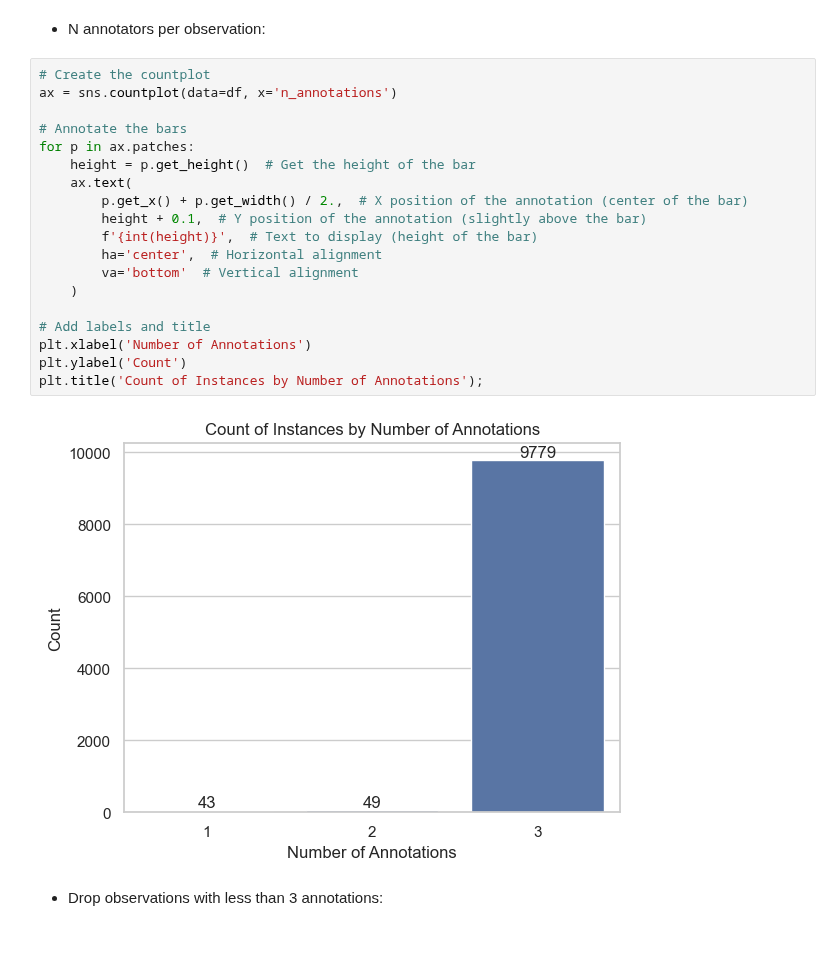
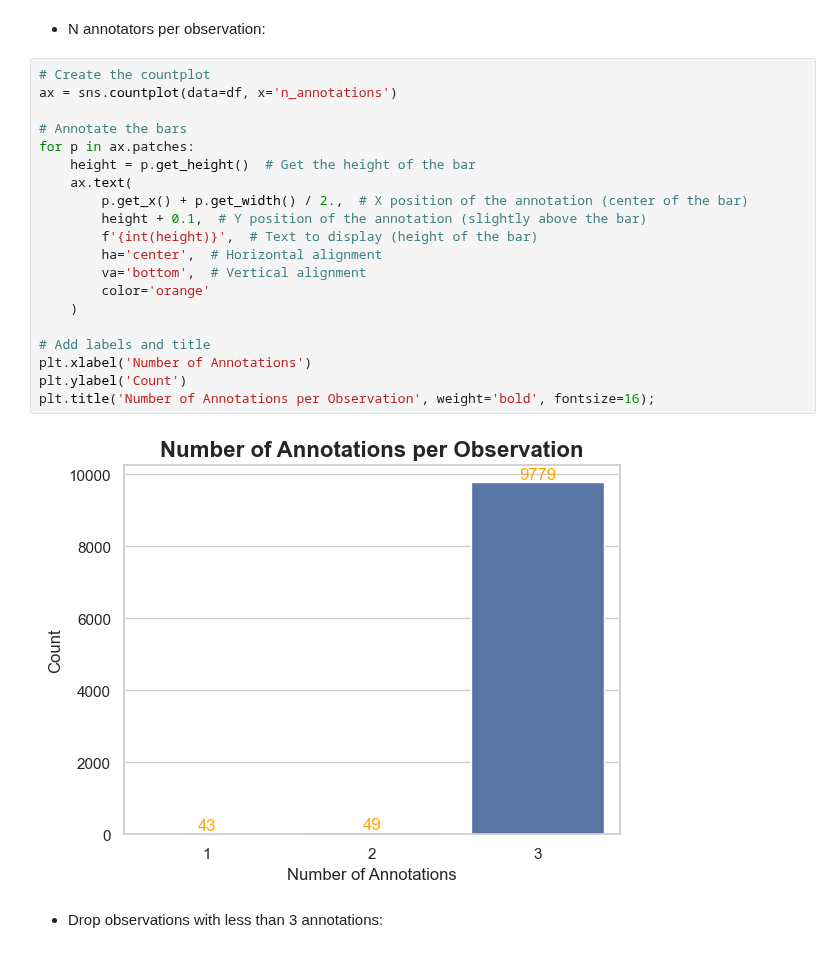
Before and after one commit to Ocean-code-1995/llm-judge-good-enough, a Jupyter notebook: wmt-human/EDA.ipynb, the cells around one changed output. Cells and saved outputs as stored; diff of their text form.

```diff
--- a/wmt-human/EDA.ipynb
+++ b/wmt-human/EDA.ipynb
@@ -92,24 +96,25 @@ df.head()
 # %%
 # Create the countplot
 ax = sns.countplot(data=df, x='n_annotations')
 
 # Annotate the bars
 for p in ax.patches:
     height = p.get_height()  # Get the height of the bar
     ax.text(
         p.get_x() + p.get_width() / 2.,  # X position of the annotation (center of the bar)
         height + 0.1,  # Y position of the annotation (slightly above the bar)
         f'{int(height)}',  # Text to display (height of the bar)
         ha='center',  # Horizontal alignment
-        va='bottom'  # Vertical alignment
+        va='bottom',  # Vertical alignment
+        color='orange'
     )
 
 # Add labels and title
 plt.xlabel('Number of Annotations')
 plt.ylabel('Count')
-plt.title('Count of Instances by Number of Annotations');
+plt.title('Number of Annotations per Observation', weight='bold', fontsize=16);
 # %% [output]
-[figure, old version]
+[figure, new version]
 # %% [markdown]
 - Drop observations with less than 3 annotations:
 # %%
```
Also changed, not shown: parts of 8 cells of this notebook.
